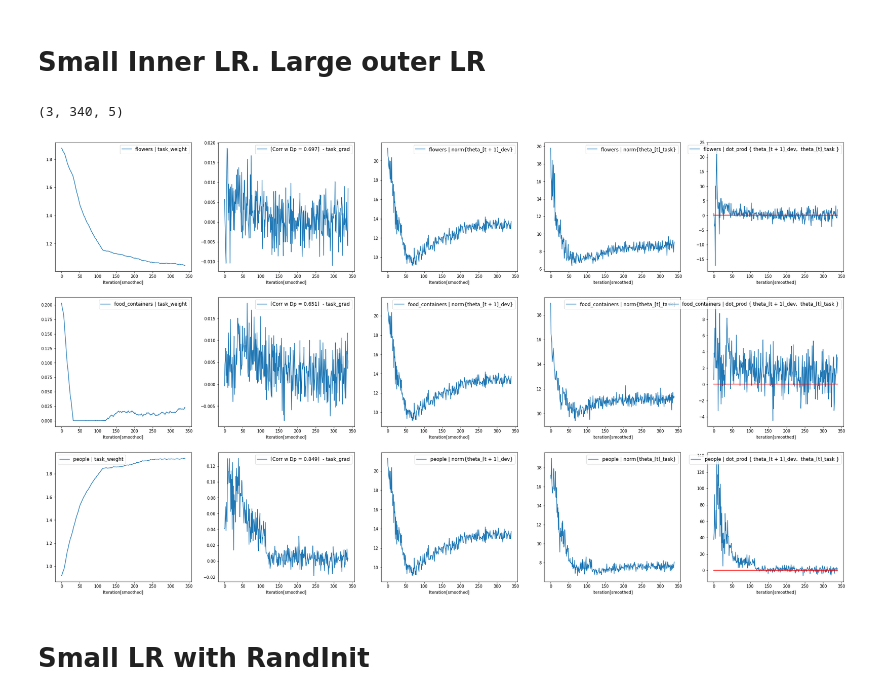
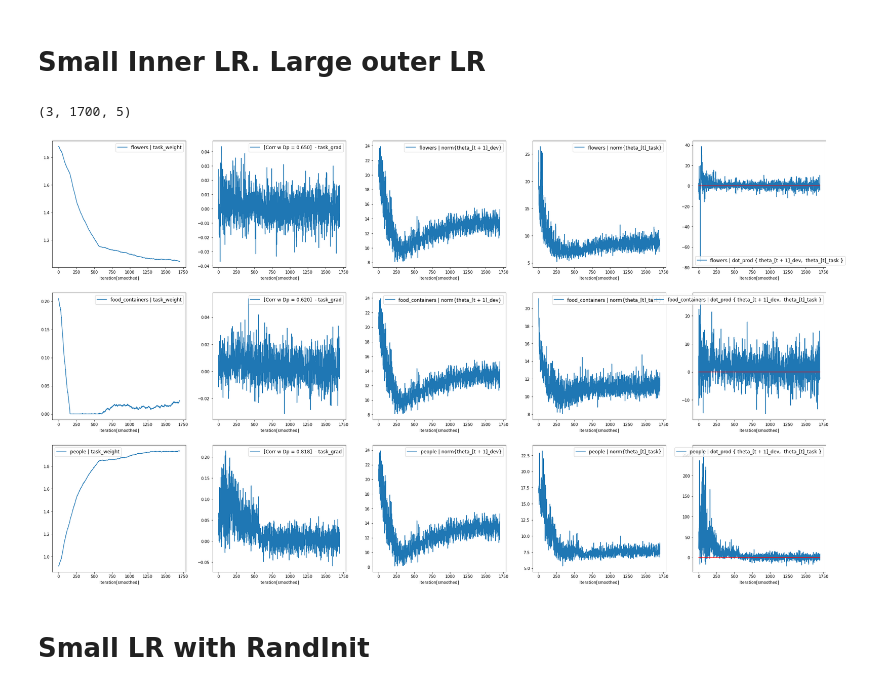
Before and after one commit to ldery/metalearning-for-multitask-pretraining, a Jupyter notebook: gradient_dotprod_viz.ipynb, the cells around one changed output. Drawn from its saved outputs; the diff is of its cells as text; code cells hidden in the pictures.

```diff
--- a/gradient_dotprod_viz.ipynb
+++ b/gradient_dotprod_viz.ipynb
@@ -53,10 +53,10 @@ print(files)
 # Small Inner LR. Large outer LR #
 # %%
 small_inner_large_outer = "sgd_vis_tests/higher_fixed/vsmall_meta.lr_largelr/meta_people/0/weight_stats.pkl"
-vis_file(small_inner_large_outer, smooth_factor=5)
+vis_file(small_inner_large_outer, smooth_factor=1)
 # %% [output]
-(3, 340, 5)
+(3, 1700, 5)
-[figure, old version]
+[figure, new version]
 # %% [markdown]
 # Small LR with RandInit #
 # %%
```
Also changed, not shown: 1 other file.
